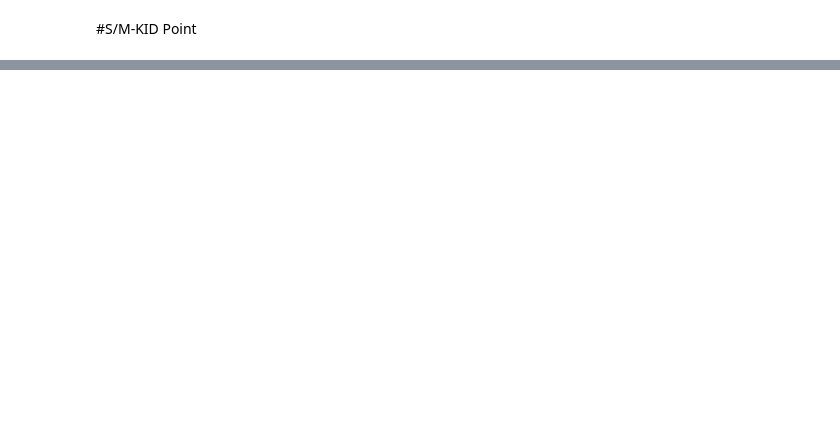
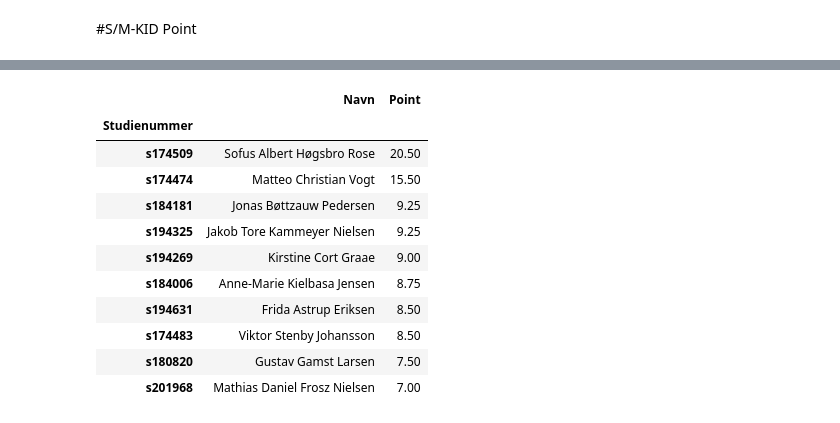
Before and after one commit to SMKIDRaadet/SMKID_Analysis, a Jupyter notebook: SMKID_Point.ipynb, the cells around one changed output, grey strips where cells are left out. Saved outputs shown, nothing was run; the diff lists cells and outputs as text; code cells hidden in the pictures; blank space fills up the shorter version.

```diff
--- a/SMKID_Point.ipynb
+++ b/SMKID_Point.ipynb
@@ -44,0 +68,38 @@ point
+# %%
+#Append the meeting points to this new dataframe.
+point = point.append(pd.DataFrame({'Navn' : attendees_name, 'Studienummer' : attendees_studynumber, \
+                                   'Aktivitet' : activity, 'Dato' : dates, \
+                                   'Kommentar' : ['']*len(dates), 'Point' : [1]*len(dates)}))
+
+#Rows where we need a studynumber.
+missing_studynumber = point[point['Studienummer'] == '']
+
+point = point[point['Studienummer'] != '']
+
+point['Studienummer'] = point['Studienummer'].str.lower()
+
+point = point.sort_values('Dato', ascending=False)
+def f1(s):
+  return max(s, key=len)
+
+
+name2studynum = point[['Studienummer','Navn']].groupby(['Studienummer']).agg({'Navn': f1})
+
+leaderboard = pd.merge(name2studynum, point.groupby('Studienummer').sum(), on='Studienummer')
+leaderboard = leaderboard.sort_values('Point',ascending=False)
+
+#Top 10.
+leaderboard.iloc[:10]
+# %% [output]
+|  | Navn | Point |
+| Studienummer |  |  |
+| s174509 | Sofus Albert Høgsbro Rose | 20.50 |
+| s174474 | Matteo Christian Vogt | 15.50 |
+| s184181 | Jonas Bøttzauw Pedersen | 9.25 |
+| s194325 | Jakob Tore Kammeyer Nielsen | 9.25 |
+| s194269 | Kirstine Cort Graae | 9.00 |
+| s184006 | Anne-Marie Kielbasa Jensen | 8.75 |
+| s194631 | Frida Astrup Eriksen | 8.50 |
+| s174483 | Viktor Stenby Johansson | 8.50 |
+| s180820 | Gustav Gamst Larsen | 7.50 |
+| s201968 | Mathias Daniel Frosz Nielsen | 7.00 |
```
Also changed, not shown: parts of 6 cells of this notebook.
